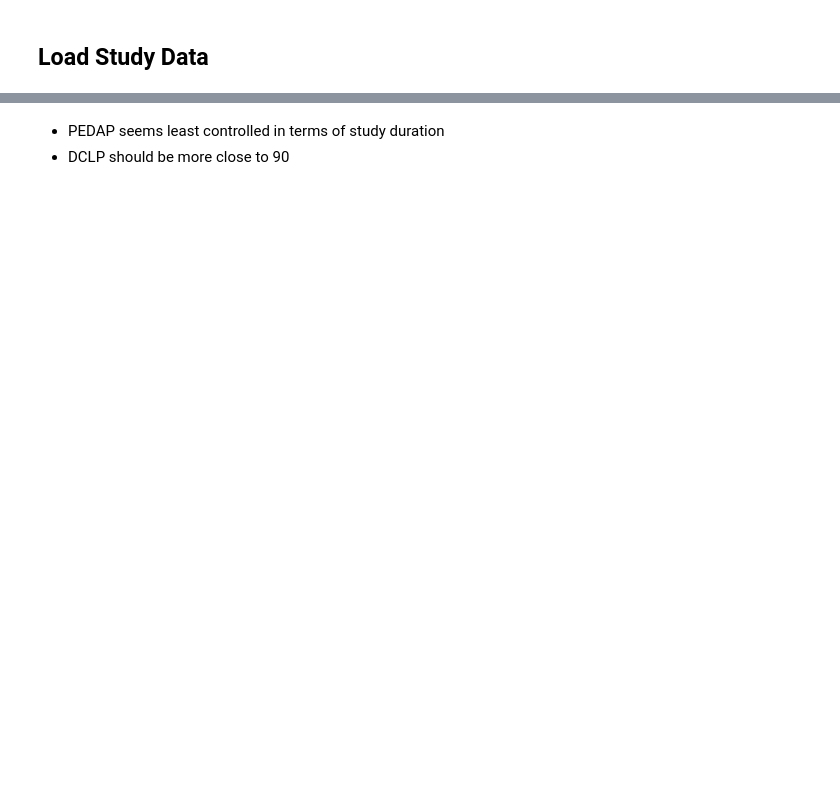
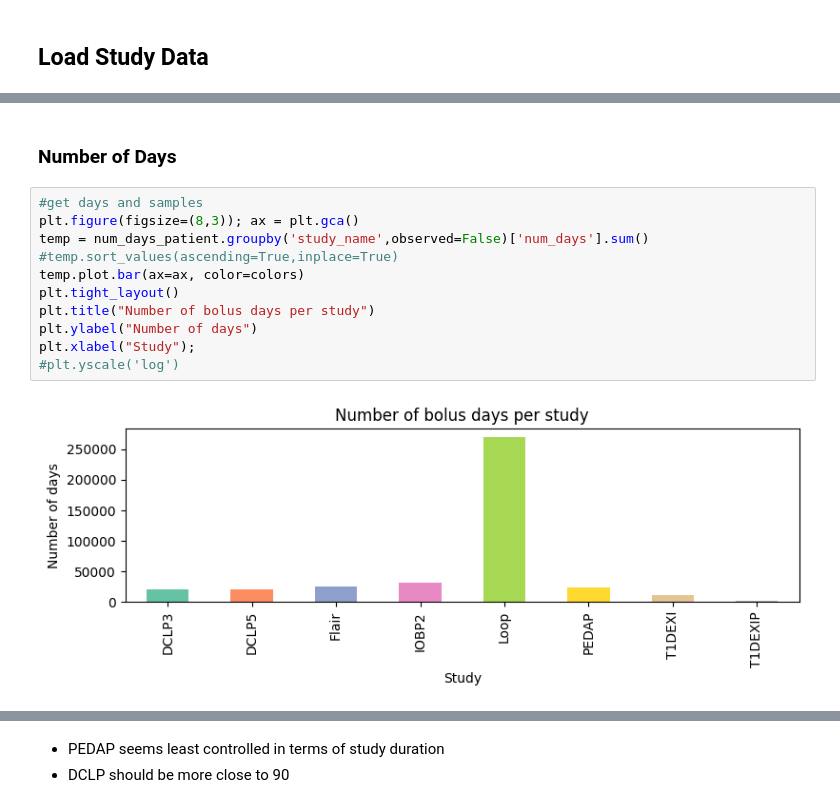
Before and after one commit to nudgebg/egvinsulin, a Jupyter notebook: notebooks/output_validation.ipynb, the cells around one changed output, grey strips where cells are left out. Cells and saved outputs as stored; diff of their text form; blank space fills up the shorter version.

```diff
--- a/notebooks/output_validation.ipynb
+++ b/notebooks/output_validation.ipynb
@@ -286,0 +241,15 @@ save_figure(f, 'numdays')
+# %% [markdown]
+### Number of Days
+# %%
+#get days and samples
+plt.figure(figsize=(8,3)); ax = plt.gca()
+temp = num_days_patient.groupby('study_name',observed=False)['num_days'].sum()
+#temp.sort_values(ascending=True,inplace=True)
+temp.plot.bar(ax=ax, color=colors)
+plt.tight_layout()
+plt.title("Number of bolus days per study")
+plt.ylabel("Number of days")
+plt.xlabel("Study");
+#plt.yscale('log')
+# %% [output]
+[figure, added]
```
Also changed, not shown: parts of 75 cells of this notebook, 5 other files.
